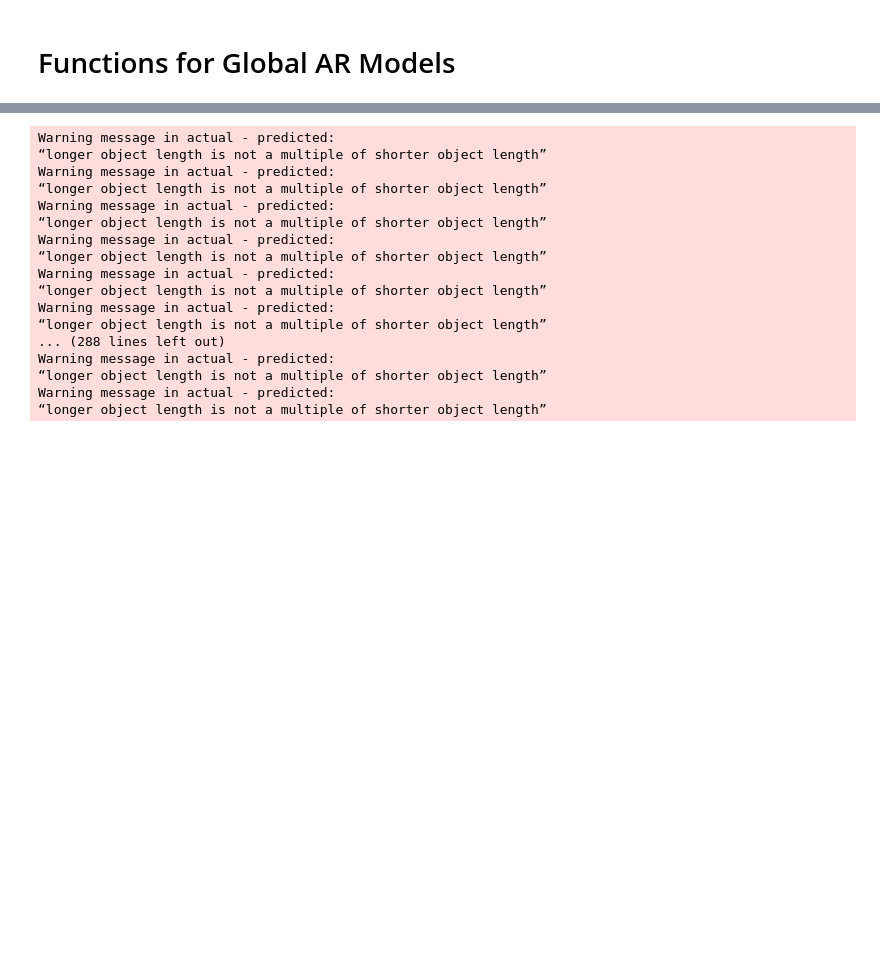
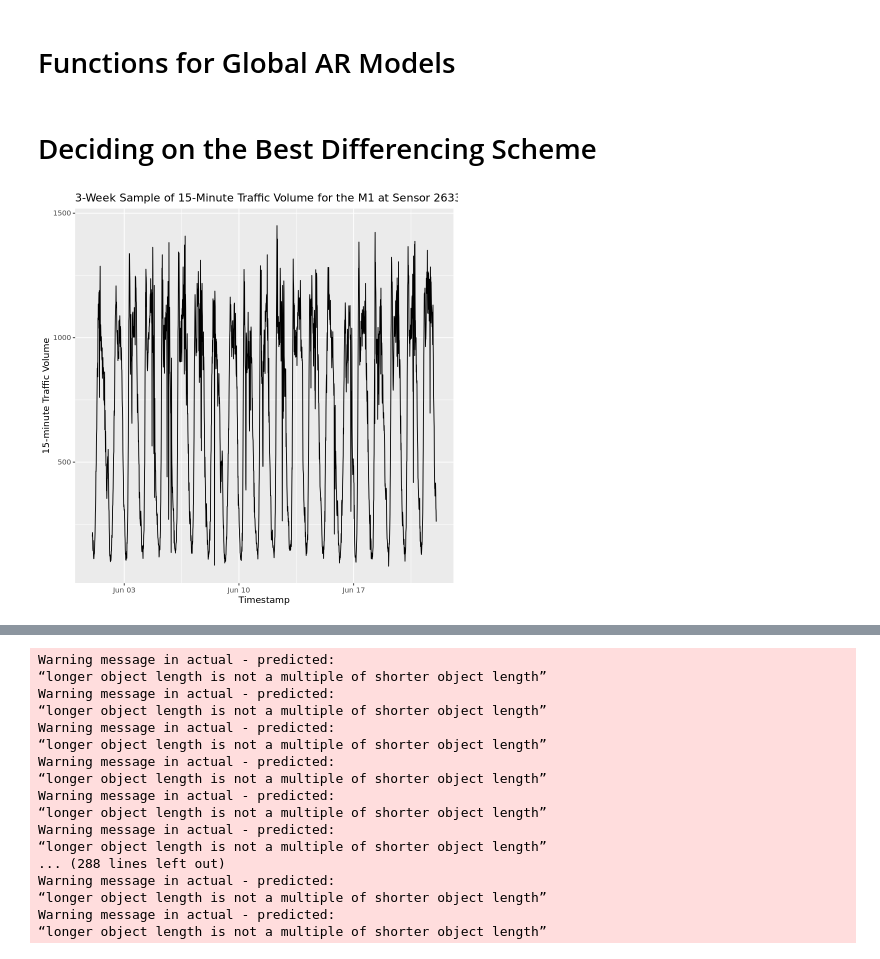
Before and after one commit to lojzimjm/dissertation, a Jupyter notebook: Pooled Regression Models (With Differencing).ipynb, the cells around one changed output, grey strips where cells are left out. Cells and saved outputs as stored; diff of their text form; code cells hidden in the pictures; blank space fills up the shorter version.

Commit message:
final differencing method for pooled regression

```diff
--- a/Pooled Regression Models (With Differencing).ipynb
+++ b/Pooled Regression Models (With Differencing).ipynb
@@ -469,3 +367,22 @@ global_ar_least_squares_pred_undiff <- function(original_data_ls,
 
     return_list
 }
+# %% [markdown]
+# Deciding on the Best Differencing Scheme
+# %%
+set.seed(54321)
+sample_idx <- sample(1:length(england_df_list), 1)
+
+ts_sample <- total_df_list_samples[[sample_idx]] %>% filter(train_val_test=="train")
+
+sample_highway_name <- str_split(ts_sample$site_name[1], '/')[[1]][1]
+sample_sensor_name <- str_split(ts_sample$site_name[1], '/')[[1]][2]
+# %%
+original_ts_plot <- ggplot(ts_sample[(96*15):(96*36-1),]) +
+    geom_line(aes(x=timestamp, y=total_volume)) +
+    labs(y="15-minute Traffic Volume", x = "Timestamp") +
+    ggtitle(str_glue("3-Week Sample of 15-Minute Traffic Volume for the {sample_highway_name} at Sensor {sample_sensor_name}"))
+# %%
+original_ts_plot
+# %% [output]
+[figure, added]
```
Also changed, not shown: parts of 60 cells of this notebook.
